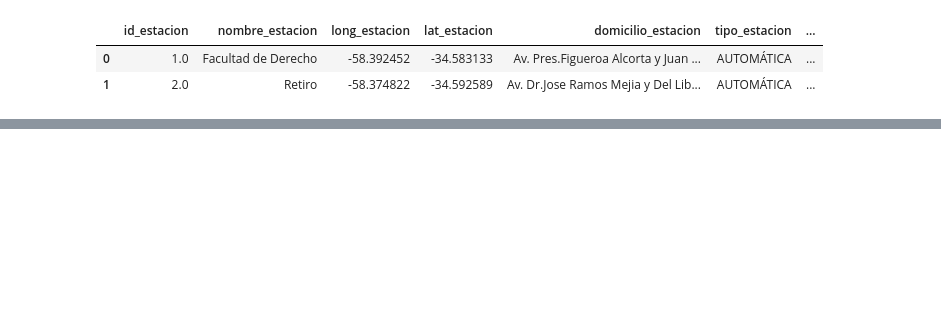
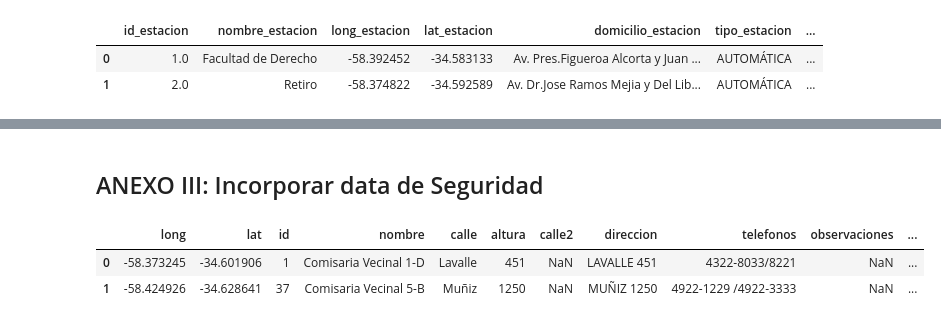
Before and after one commit to franfasan1/DH_G8_desafio1, a Jupyter notebook: notebook_desafio.ipynb, the cells around one changed output, grey strips where cells are left out. Cells and saved outputs as stored; diff of their text form; code cells hidden in the pictures; blank space fills up the shorter version.

Commit message:
Seguridad

```diff
--- a/notebook_desafio.ipynb
+++ b/notebook_desafio.ipynb
@@ -509,0 +501,9 @@ data = data.join(cantidad_bicis)
+# %% [markdown]
+## ANEXO III: Incorporar data de Seguridad
+# %%
+comisarias = pd.read_csv('comisarias-policia-de-la-ciudad.csv')
+comisarias.head(2)
+# %% [output]
+|  | long | lat | id | nombre | calle | altura | calle2 | direccion | telefonos | observaciones | ... |
+| 0 | -58.373245 | -34.601906 | 1 | Comisaria Vecinal 1-D | Lavalle | 451 | NaN | LAVALLE 451 | 4322-8033/8221 | NaN | ... |
+| 1 | -58.424926 | -34.628641 | 37 | Comisaria Vecinal 5-B | Muñiz | 1250 | NaN | MUÑIZ 1250 | 4922-1229 /4922-3333 | NaN | ... |
```
Also changed, not shown: parts of 13 cells of this notebook, 1 other file.
